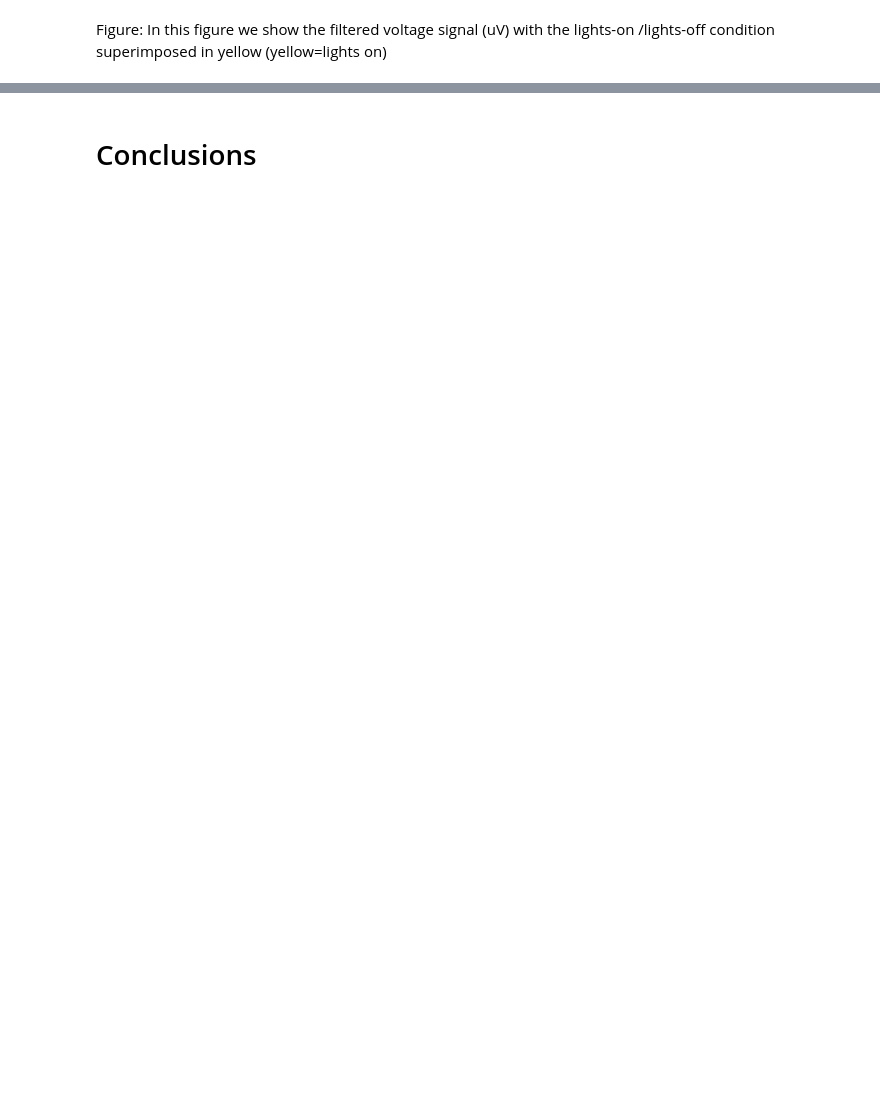
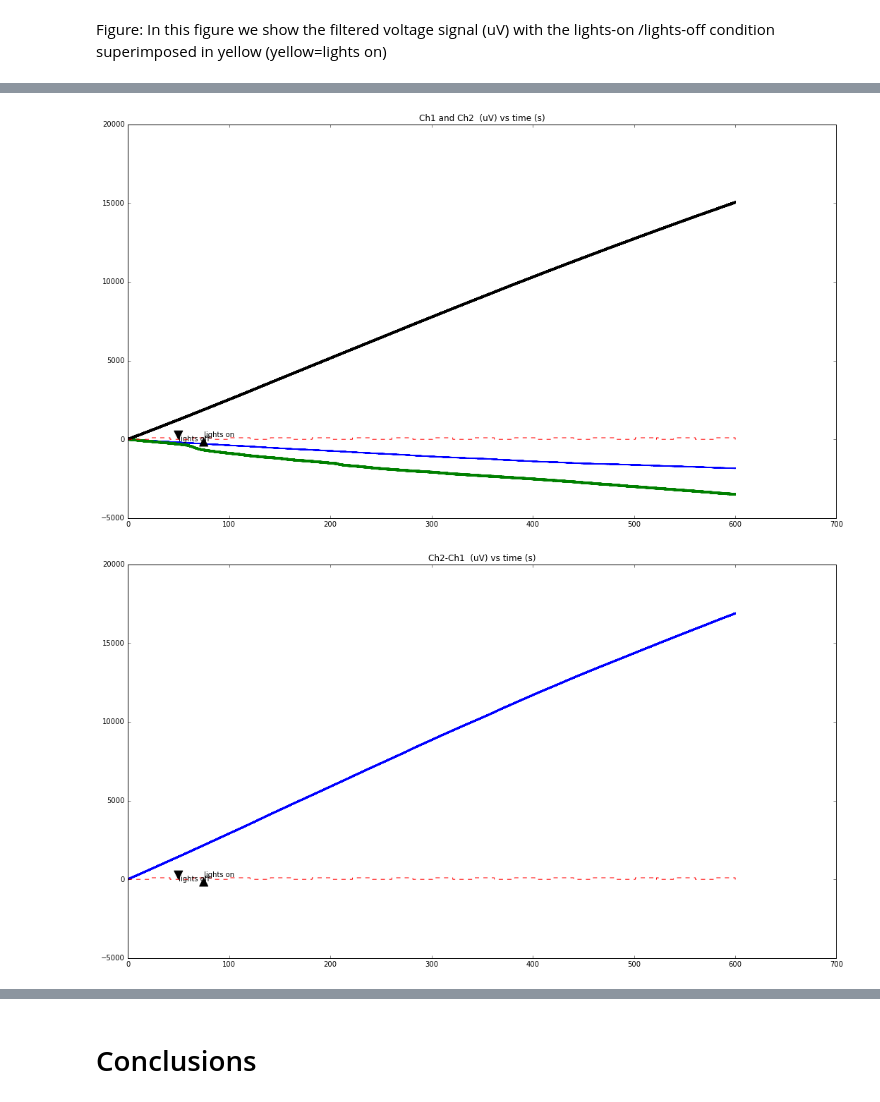
Before and after one commit to giulioruffini/PlantTest, a Jupyter notebook: TeoPlants.ipynb, the cells around one changed output, grey strips where cells are left out. Drawn from its saved outputs; the diff is of its cells as text; code cells hidden in the pictures; blank space fills up the shorter version.

```diff
--- a/TeoPlants.ipynb
+++ b/TeoPlants.ipynb
@@ -200,0 +259,36 @@ Figure: In this figure we show the filtered voltage signal (uV) with the lights-
+# %%
+fig = plt.figure(figsize=[18.0, 10])
+plt.plot(d['t'], d.Ch1,'b',d['t'],d.Ch2, 'g',d['t'],d.Ch3, 'k', d['t'], u*100, 'r--')
+plt.title('Ch1 and Ch2  (uV) vs time (s)')
+
+plt.annotate('lights on', xy=(75, 100), xytext=(75, 150),
+            arrowprops=dict(facecolor='black', shrink=0.05),
+            )
+
+plt.annotate('lights off', xy=(50, 0), xytext=(50, -100),
+            arrowprops=dict(facecolor='black', shrink=0.05),
+            )
+plt.show()
+
+fig = plt.figure(figsize=[18.0, 10])
+
+
+plt.plot(d['t'], D,'b', d['t'],u*100, 'r--')
+plt.title('Ch2-Ch1  (uV) vs time (s)')
+
+plt.annotate('lights on', xy=(75, 100), xytext=(75, 150),
+            arrowprops=dict(facecolor='black', shrink=0.05),
+            )
+
+plt.annotate('lights off', xy=(50, 0), xytext=(50, -100),
+            arrowprops=dict(facecolor='black', shrink=0.05),
+            )
+plt.show()
+
+
+
+Df= butter_lowpass_filter(detrend(D), cutoff=1, fs=500, order=6)
+#plotSpectrum(Df)
+# %% [output]
+[figure, added]
+[figure, added]
```
Also changed, not shown: parts of 18 cells of this notebook, 2 other files.
